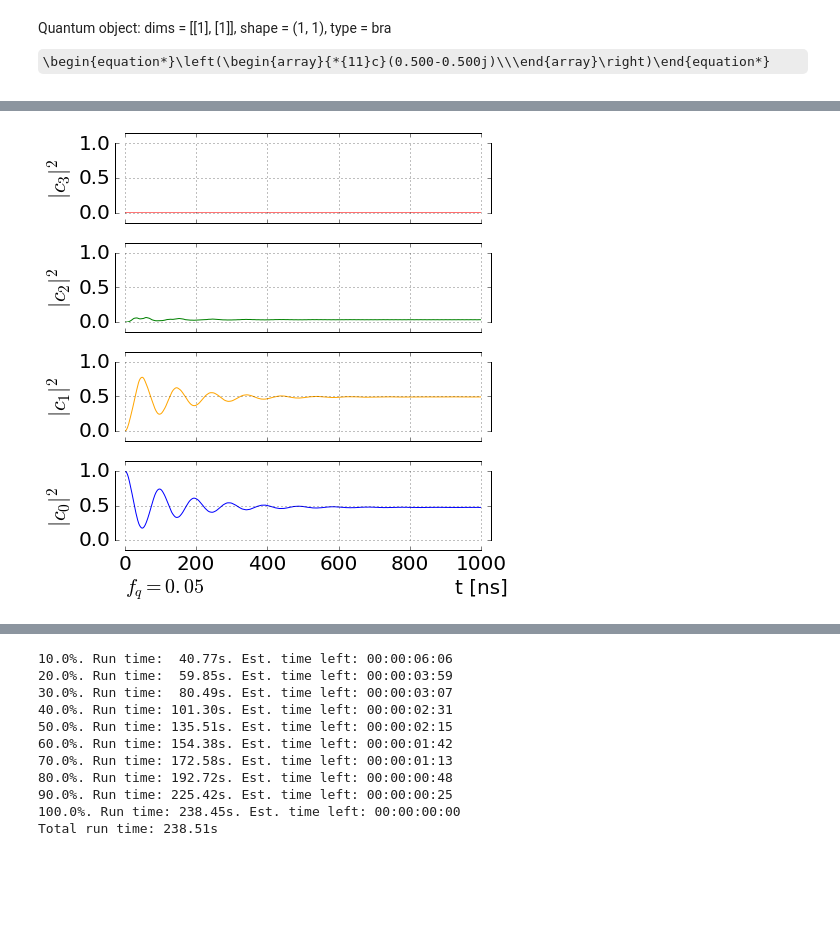
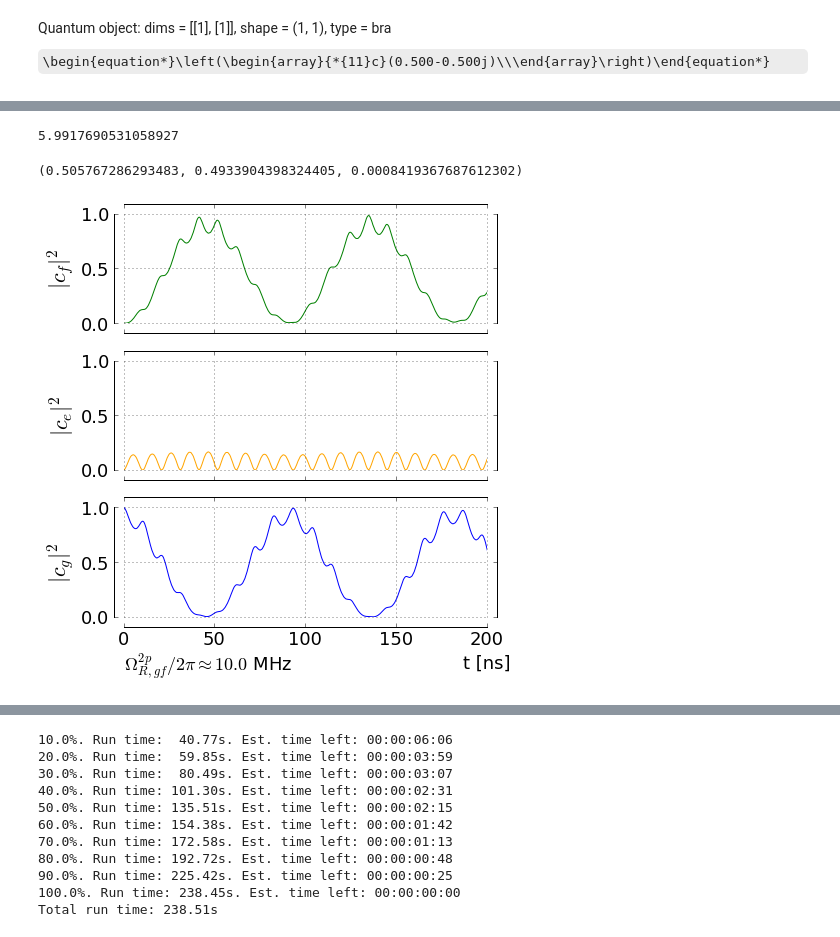
Before and after one commit to vdrhtc/Xmons, a Jupyter notebook: Qutip/Single transmon dynamics.ipynb, the cells around one changed output, grey strips where cells are left out. Drawn from its saved outputs; the diff is of its cells as text; code cells hidden in the pictures; some formulas as TeX source; blank space fills up the shorter version.

```diff
--- a/Qutip/Single transmon dynamics.ipynb
+++ b/Qutip/Single transmon dynamics.ipynb
@@ -56,21 +104,10 @@ Quantum object: dims = [[1], [1]], shape = (1, 1), type = bra\begin{equation*}\l
 # %%
-Ts = linspace(0, 500, 1000)
-f_q = 0.1
+c0s = [abs((state.dag()*evecs[0]).data[0,0])**2 for state in states]
+c1s = [abs((state.dag()*evecs[1]).data[0,0])**2 for state in states]
+c2s = [abs((state.dag()*evecs[2]).data[0,0])**2 for state in states]
+c3s = [abs((state.dag()*evecs[3]).data[0,0])**2 for state in states]
 
-args = {}
-args["omega"] = evals[1]-evals[0]
-
-opts = Options(rhs_reuse=True)
-
-states = mesolve([H_q(), [n()*f_q/10, "cos(omega*t)"]], ket2dm(evecs[0]), Ts, [], [], args=args, progress_bar=True).states
-# states = mesolve([H_q(), [(Qobj(diag(ones(2*N_q), 1) + diag(ones(2*N_q), -1))), f_q*sin((evals[1]-evals[0])*Ts)]], evecs[0], Ts, [], [], progress_bar=True).states
-
-# c0s = [abs((state.dag()*evecs[0]).data[0,0])**2 for state in states]
-# c1s = [abs((state.dag()*evecs[1]).data[0,0])**2 for state in states]
-# c2s = [abs((state.dag()*evecs[2]).data[0,0])**2 for state in states]
-# c3s = [abs((state.dag()*evecs[3]).data[0,0])**2 for state in states]
-
-c0s = [abs((state.dag()*(evecs[0]*evecs[0].dag())).tr()) for state in states]
-c1s = [abs((state.dag()*(evecs[1]*evecs[1].dag())).tr()) for state in states]
-c2s = [abs((state.dag()*(evecs[2]*evecs[2].dag())).tr()) for state in states]
-c3s = [abs((state.dag()*(evecs[3]*evecs[3].dag())).tr()) for state in states]
+# c0s = [abs((state.dag()*(evecs[0]*evecs[0].dag())).tr()) for state in states]
+# c1s = [abs((state.dag()*(evecs[1]*evecs[1].dag())).tr()) for state in states]
+# c2s = [abs((state.dag()*(evecs[2]*evecs[2].dag())).tr()) for state in states]
+# c3s = [abs((state.dag()*(evecs[3]*evecs[3].dag())).tr()) for state in states]
@@ -113,24 +180,32 @@ plt.grid()
+# %%
+(evals[1]-evals[0])/2/pi
+# %% [output]
+5.9917690531058927
+# %%
+c0s[-1], c1s[-1], c2s[-1]
+# %% [output]
+(0.505767286293483, 0.4933904398324405, 0.0008419367687612302)
 # %%
-fig, axes = plt.subplots(nrows = 4, ncols=1, figsize=(7,7))
+fig, axes = plt.subplots(nrows = 3, ncols=1, figsize=(7,7))
 
 lines = [c0s, c1s, c2s, c3s]
 colors = ["blue", "orange", "green", "red"]
+state_letters = ["g", "e", "f", "d"]
 for idx, cs, ax in zip(range(0, 4), lines, axes[::-1]):
     ax.plot(Ts, cs, color = colors[idx])
-    dict(ax.spines.items())["left"].set_position(('outward', 10))
-    dict(ax.spines.items())["bottom"].set_position(('outward', 10))
-    dict(ax.spines.items())["top"].set_position(('outward', 10))
-    dict(ax.spines.items())["right"].set_position(('outward', 10))
+    spines(ax)
     ax.set_ylim(0, 1)
     ax.grid()
     ax.set_yticks((0,.5,1))
-    ax.set_ylabel("$|c_%i|^2$"%idx, fontsize=22)
+    ax.set_ylabel("$|c_%s|^2$"%state_letters[idx], fontsize=22)
+    ax.set_xlim(0,200)
     if idx > 0:
         ax.set_xticklabels([])
     else:
         ax.set_xlabel("t [ns]",position=(1,0))
-        ax.annotate("$f_q = %.2f$"%f_q, (0,0), xytext=(0,-0.75), textcoords="axes fraction")
+        ax.annotate(r"$\Omega_{R, gf}^{2p}/2\pi \approx %.1f$ MHz"%(1e3*f_q_2D/2/pi), (0,0), xytext=(0,-.5), textcoords="axes fraction")
+#         ax.annotate("$\Omega_R/2\pi = f_q n_{ge}/2\pi = %.1f$ MHz"%(1e3*f_q_2D/2/pi), (0,0), xytext=(0,-.8), textcoords="axes fraction")
 plt.tight_layout()
-# plt.savefig("tr_vstr_dr.pdf", format="pdf")
+plt.savefig("tr_2p_%.0fMHz_dr.pdf"%(1e3*f_q_2D/2/pi), format="pdf", bbox_inches="tight")
 # %% [output]
-[figure, old version]
+[figure, new version]
```
Also changed, not shown: parts of 27 cells of this notebook, 15 other files.
